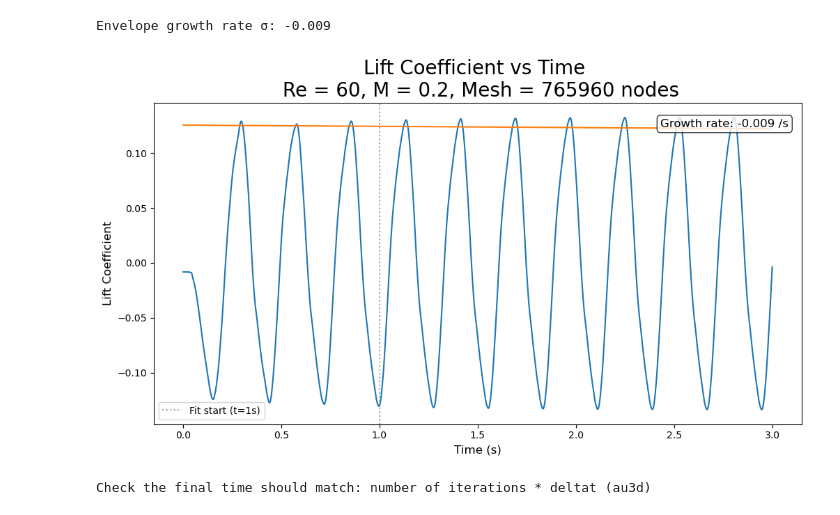
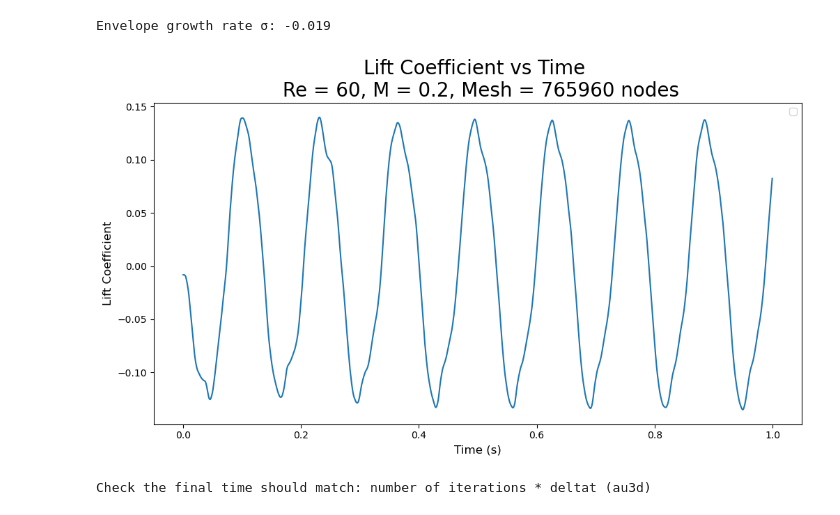
Before and after one commit to AFFONG/flux_jacobian, a Jupyter notebook: notebooks/cfd_post/unsteady_cl_plot.ipynb, the cells around one changed output. Cells and saved outputs as stored; diff of their text form; code cells hidden in the pictures.

```diff
--- a/notebooks/cfd_post/unsteady_cl_plot.ipynb
+++ b/notebooks/cfd_post/unsteady_cl_plot.ipynb
@@ -28,7 +28,7 @@ ianimgrp = GROUP
 
 # cfd_dir = f"/home/ahf25/CFD_2d_cylinder_all/Unsteady/M{Mach}/v{mesh_ver}_mesh/2d_cylinder_{Mesh}_Re{RE}_unsteady"
 
-cfd_dir = f"/mnt/data1/ahf25/run3/2d_cylinder_{Mesh}_Re{RE}_unsteady"
+cfd_dir = f"/mnt/data1/ahf25/run4/2d_cylinder_{Mesh}_Re{RE}_unsteady"
 
 nod_file = f"cylinder.nod"
 plt_file = "cylinder.plt"
@@ -116,7 +116,7 @@ blade = area_normals_pv(grp.coords, grp.icon3, grp.icon4)
 deltat = top["dtstr"] / Constants()["u"]
 
 # define delta_t per frame IMPORTANT
-frame_rate = 10 # output rate of animation  e.g frame_rate = 10 referes to 1 output per 10 iterations
+frame_rate = 50 # output rate of animation  e.g frame_rate = 10 referes to 1 output per 10 iterations
 deltat_frame = deltat * frame_rate # delta t between each frame
 
 
@@ -167,42 +167,43 @@ plt.ylabel("Lift Coefficient", fontsize = 12)
 # np.savetxt(f'../../data/Re{RE}/au3d_unsteady_Re{RE}_cl.csv', (t,CL), delimiter=',')
 
 # to obtain growth rate of CL
 # extract amplitude envelope by hilbert transform (use full signal to avoid edge effects)
 analytic_signal = hilbert(CL - np.mean(CL))
 envelope = np.abs(analytic_signal)
 log_env = np.log(envelope)
 
 # --- only use data after 1s (1000 data points) for the exponential fit ---
-n_skip = 1000  # number of points corresponding to the first 1s
+n_skip = 0  # number of points corresponding to the first 1s
 t_fit = t[n_skip:]
 log_env_fit = log_env[n_skip:]
 
 # Fit exponential to the envelope (using only post-1s data)
 coeffs = np.polyfit(t_fit, log_env_fit, deg=1)
 growth_rate = coeffs[0]   # σ in e^(σt)
 print(f"Envelope growth rate σ: {growth_rate:.3f}")
 A = np.exp(coeffs[1])            # amplitude at t=0 (extrapolated from the fit)
 
 exp_fit = A * np.exp(growth_rate * t)
 
-plt.plot(t, exp_fit + np.mean(CL))
+# plt.plot(t, exp_fit + np.mean(CL))
 
 # mark where the fit window starts
-plt.axvline(t[n_skip], color='gray', linestyle=':', alpha=0.7, label="Fit start (t=1s)")
+# plt.axvline(t[n_skip], color='gray', linestyle=':', alpha=0.7, label="Fit start (t=1s)")
+
 plt.legend(fontsize=10)
 
-plt.annotate(f"Growth rate: {growth_rate:.3f} /s",
-             xy=(0.98, 0.95), xycoords='axes fraction',
-             ha='right', va='top', fontsize = 12,
-             bbox=dict(boxstyle="round,pad=0.3", facecolor="white", edgecolor="black", alpha=0.8))
+# plt.annotate(f"Growth rate: {growth_rate:.3f} /s",
+#              xy=(0.98, 0.95), xycoords='axes fraction',
+#              ha='right', va='top', fontsize = 12,
+#              bbox=dict(boxstyle="round,pad=0.3", facecolor="white", edgecolor="black", alpha=0.8))
 
 plt.savefig("unsteady_cl_plot")
 plt.show()
 
 print("Check the final time should match: number of iterations * deltat (au3d)")
 # %% [output]
-Envelope growth rate σ: -0.009
+Envelope growth rate σ: -0.019
-[figure, old version]
+[figure, new version]
 Check the final time should match: number of iterations * deltat (au3d)
 # %%
 # nondimensional time
```
Also changed, not shown: parts of 2 cells of this notebook, 2 other files.
